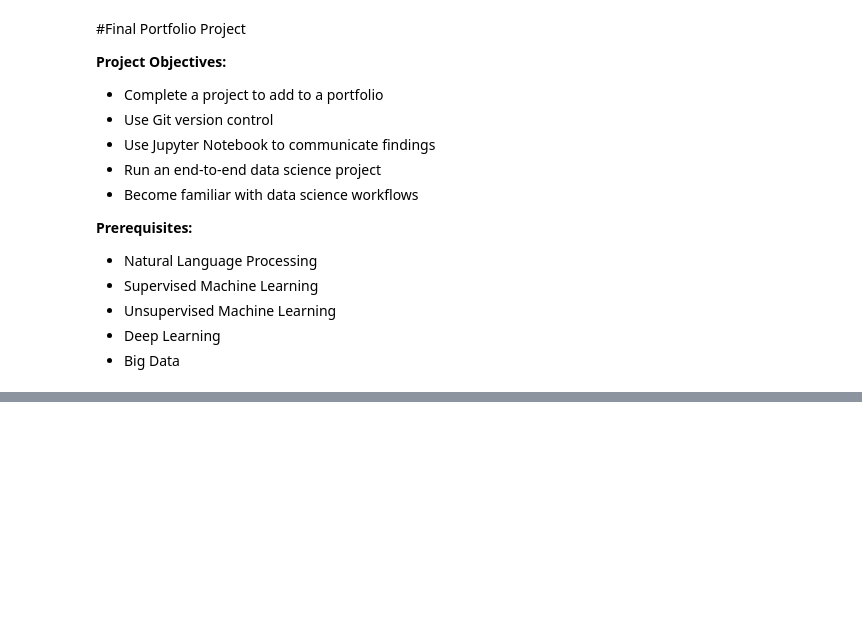
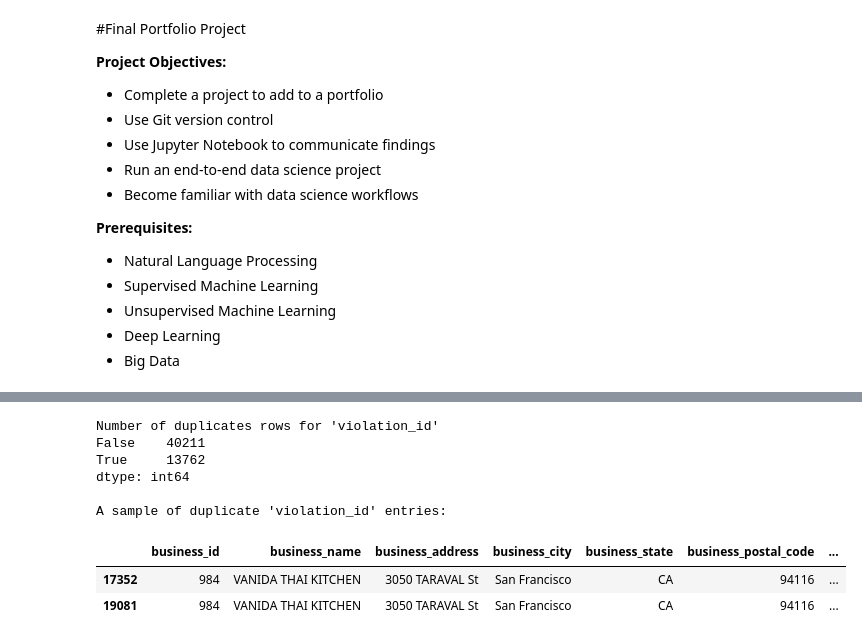
Before and after one commit to erikrowens/Codecademy, a Jupyter notebook: Final_Portfolio_Project/Final_Portfolio_Project.ipynb, the cells around one changed output, grey strips where cells are left out. Saved outputs shown, nothing was run; the diff lists cells and outputs as text; code cells hidden in the pictures; blank space fills up the shorter version.

```diff
--- a/Final_Portfolio_Project/Final_Portfolio_Project.ipynb
+++ b/Final_Portfolio_Project/Final_Portfolio_Project.ipynb
@@ -46,0 +137,19 @@ sys.path.insert(1, projectFolder)
+# %%
+#@title Code: Check 'violation_id' for duplicates
+#Check for duplicates on column 'violation_id'
+print("\nNumber of duplicates rows for 'violation_id'")
+print(scoresDF.duplicated(subset=['violation_id']).value_counts())
+
+sampleRows = scoresDF[scoresDF['violation_id'] == '984_20170726_103142']
+print("\nA sample of duplicate 'violation_id' entries:")
+sampleRows
+# %% [output]
+Number of duplicates rows for 'violation_id'
+False    40211
+True     13762
+dtype: int64
+
+A sample of duplicate 'violation_id' entries:
+|  | business_id | business_name | business_address | business_city | business_state | business_postal_code | ... |
+| 17352 | 984 | VANIDA THAI KITCHEN | 3050 TARAVAL St | San Francisco | CA | 94116 | ... |
+| 19081 | 984 | VANIDA THAI KITCHEN | 3050 TARAVAL St | San Francisco | CA | 94116 | ... |
```
Also changed, not shown: parts of 16 cells of this notebook.
